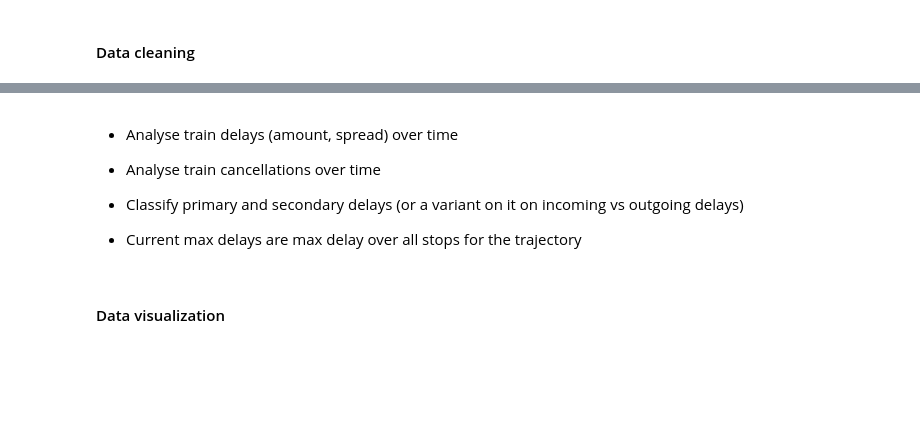
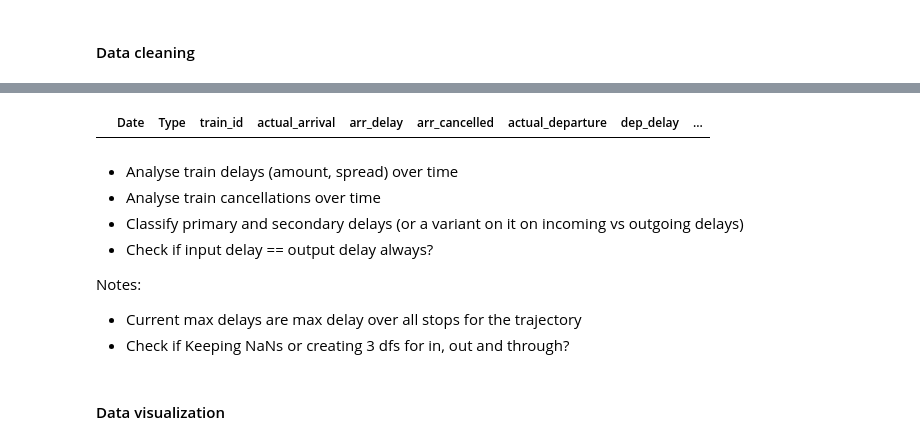
Before and after one commit to nicklj100/group20_til6022_project, a Jupyter notebook: period_selection.ipynb, the cells around one changed output, grey strips where cells are left out. Saved outputs shown, nothing was run; the diff lists cells and outputs as text; code cells hidden in the pictures; blank space fills up the shorter version.

```diff
--- a/period_selection.ipynb
+++ b/period_selection.ipynb
@@ -101,10 +222,21 @@ Number of complete cancellations: 10082
+# %%
+# Check for duplicates in dataset on specific day
+day = train[train['Date'] == '2026-01-05'].reset_index(drop=True)
+
+cols = ['train_id', 'scheduled_arrival', 'scheduled_departure']
+duplicates = day[day.duplicated(cols, keep=False)].sort_values(cols)
+duplicates
+# %% [output]
+|  | Date | Type | train_id | actual_arrival | arr_delay | arr_cancelled | actual_departure | dep_delay | ... |
 # %% [markdown]
 - Analyse train delays (amount, spread) over time
 - Analyse train cancellations over time
 - Classify primary and secondary delays (or a variant on it on incoming vs outgoing delays)
+- Check if input delay == output delay always?
 
-
+Notes:
 - Current max delays are max delay over all stops for the trajectory
+- Check if Keeping NaNs or creating 3 dfs for in, out and through?
 # %% [markdown]
 #### Data visualization
 # %% [markdown]
```
Also changed, not shown: parts of 9 cells of this notebook.
